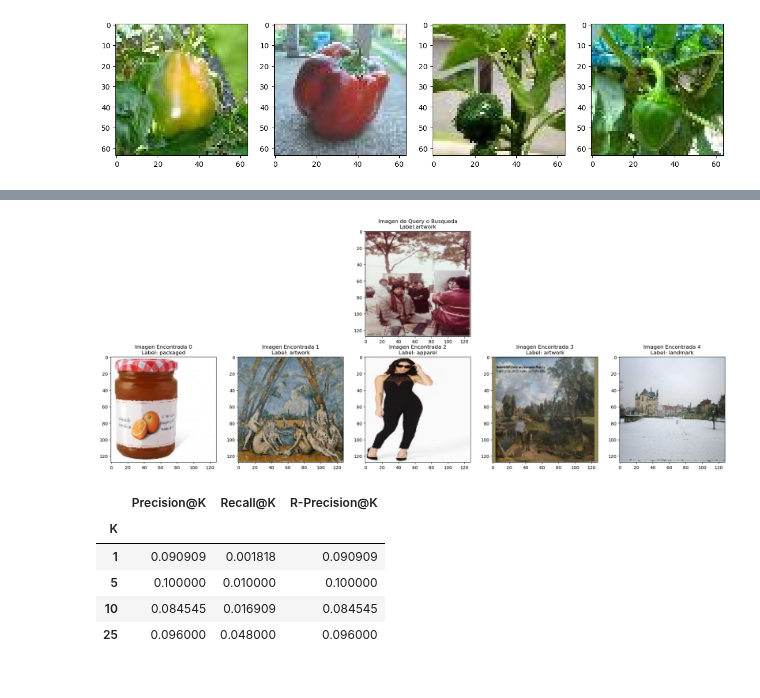
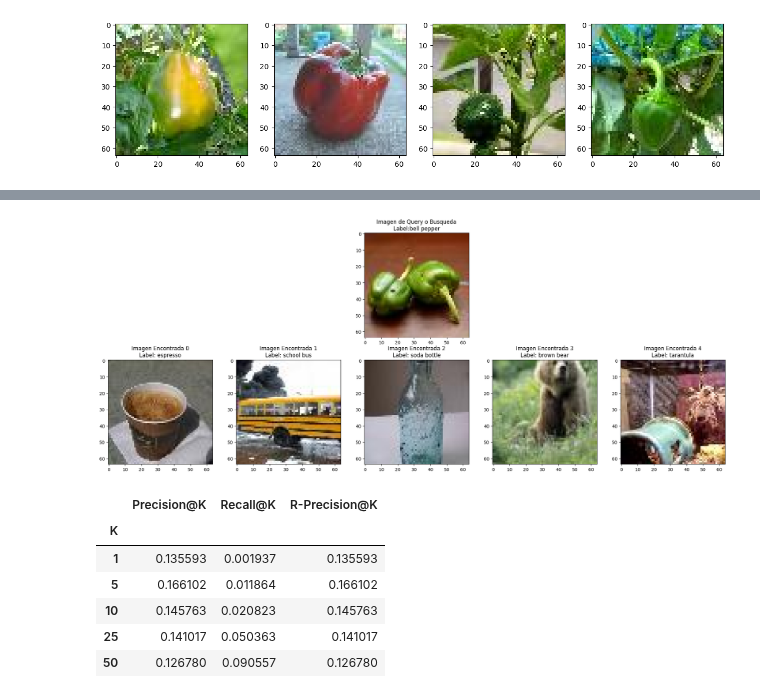
Before and after one commit to RubenCid35/CBIR, a Jupyter notebook: experiments/orb_minmin.ipynb, the cells around one changed output, grey strips where cells are left out. Cells and saved outputs as stored; diff of their text form; code cells hidden in the pictures.

```diff
--- a/experiments/orb_minmin.ipynb
+++ b/experiments/orb_minmin.ipynb
@@ -93,34 +97,35 @@ fig.tight_layout()
 # %%
 test_decs, test_desc_meta = extract_features(orb_descriptor, test_images, progress=True)
 
-xr = match_all_images(test_decs, test_meta, descriptors, desc_meta, best_k=50, distance_function=cv2.NORM_HAMMING)
+xr = match_all_images(test_decs, test_desc_meta, descriptors, desc_meta, best_k=50, distance_function=cv2.NORM_HAMMING)
 fig, ax = plt.subplots(2, 5,  figsize = (20, 8))
 
 test_img = 10
 ax[0][2].imshow(test_images[test_img])
 ax[0][2].set_title("Imagen de Query o Busqueda\nLabel:" + test_meta.loc[test_img, 'label'])
 for i, img_id in enumerate(xr[test_img][:5], start = 0):
     ax[1][i].imshow(images[img_id])
     label = image_meta.loc[img_id, 'label']
     ax[1][i].set_title(f"Imagen Encontrada {i}\nLabel: {label}");
 
 fig.delaxes(ax[0][0])
 fig.delaxes(ax[0][1])
 fig.delaxes(ax[0][3])
 fig.delaxes(ax[0][4])
 
 fig.tight_layout()
 # %% [output]
-[figure, old version]
+[figure, new version]
 # %%
 calculate_metrics(xr, image_meta, test_meta, scores = (1, 5, 10, 25, 50))
 # %% [output]
 |  | Precision@K | Recall@K | R-Precision@K |
 | K |  |  |  |
-| 1 | 0.090909 | 0.001818 | 0.090909 |
-| 5 | 0.100000 | 0.010000 | 0.100000 |
-| 10 | 0.084545 | 0.016909 | 0.084545 |
-| 25 | 0.096000 | 0.048000 | 0.096000 |
+| 1 | 0.135593 | 0.001937 | 0.135593 |
+| 5 | 0.166102 | 0.011864 | 0.166102 |
+| 10 | 0.145763 | 0.020823 | 0.145763 |
+| 25 | 0.141017 | 0.050363 | 0.141017 |
+| 50 | 0.126780 | 0.090557 | 0.126780 |
 # %%
 from tqdm import tqdm
 rprecision1 = []
```
Also changed, not shown: parts of 4 cells of this notebook, 3 other files.
